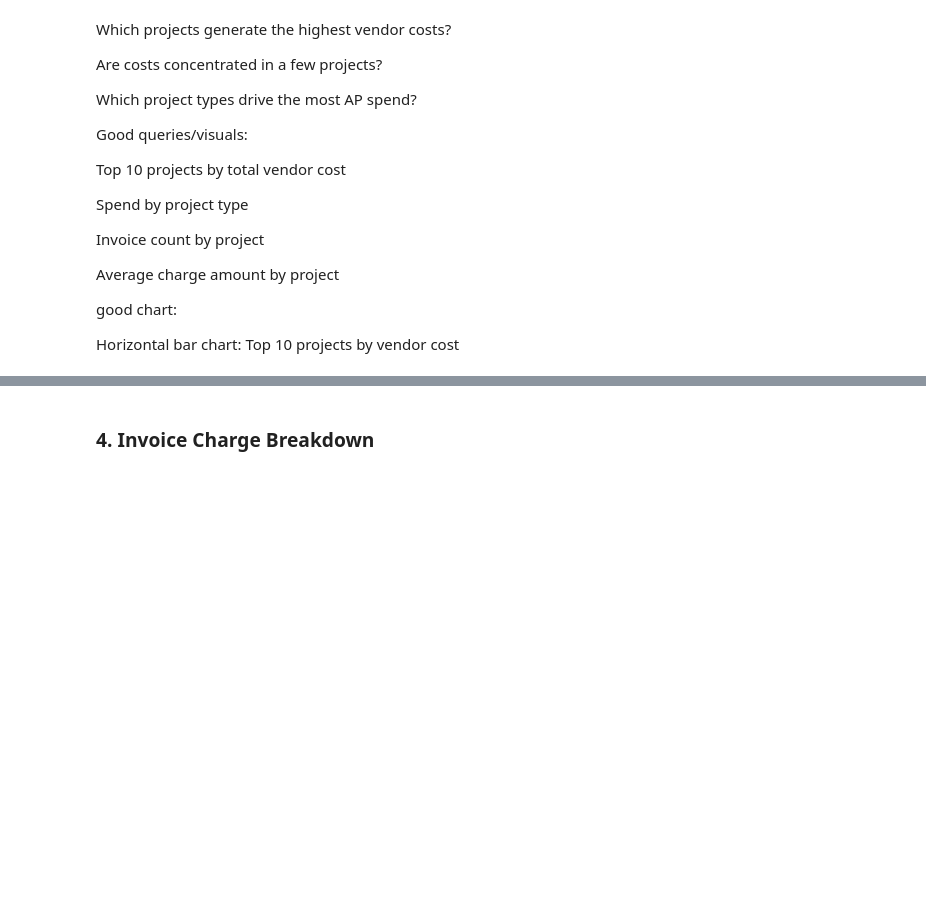
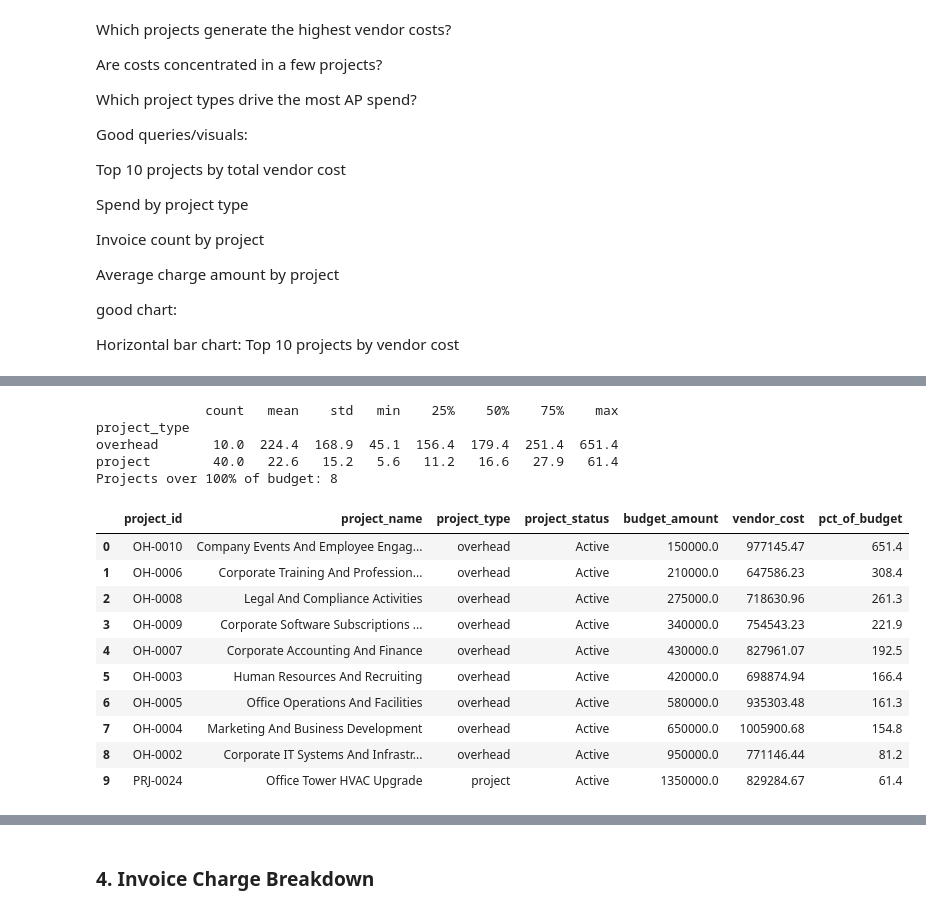
Before and after one commit to torimiller/accounts-payable-analysis, a Jupyter notebook: Notebooks/exploratory_data_analysis.ipynb, the cells around one changed output, grey strips where cells are left out. Drawn from its saved outputs; the diff is of its cells as text; code cells hidden in the pictures; blank space fills up the shorter version.

```diff
--- a/Notebooks/exploratory_data_analysis.ipynb
+++ b/Notebooks/exploratory_data_analysis.ipynb
@@ -502,0 +606,43 @@ Horizontal bar chart: Top 10 projects by vendor cost
+# %%
+# Q3: How does vendor spend compare to each project's budget?
+# pct_of_budget = vendor spend / budget_amount
+
+query = """
+SELECT
+    p.project_id,
+    p.project_name,
+    p.project_type,
+    p.project_status,
+    p.budget_amount,
+    ROUND(SUM(c.charge_amount), 2) AS vendor_cost,
+    ROUND(100 * SUM(c.charge_amount) / p.budget_amount, 1) AS pct_of_budget
+FROM projects p
+LEFT JOIN invoice_charges c ON c.project_id = p.project_id
+GROUP BY p.project_id, p.project_name, p.project_type, p.project_status, p.budget_amount
+ORDER BY pct_of_budget DESC;
+"""
+
+project_budget = pd.read_sql_query(text(query), engine)
+
+# summary by project type: how much of budget has vendor spend used?
+print(project_budget.groupby("project_type")["pct_of_budget"].describe().round(1))
+print("Projects over 100% of budget:", (project_budget["pct_of_budget"] > 100).sum())
+
+project_budget.head(10)
+# %% [output]
+              count   mean    std   min    25%    50%    75%    max
+project_type
+overhead       10.0  224.4  168.9  45.1  156.4  179.4  251.4  651.4
+project        40.0   22.6   15.2   5.6   11.2   16.6   27.9   61.4
+Projects over 100% of budget: 8
+|  | project_id | project_name | project_type | project_status | budget_amount | vendor_cost | pct_of_budget |
+| 0 | OH-0010 | Company Events And Employee Engag... | overhead | Active | 150000.0 | 977145.47 | 651.4 |
+| 1 | OH-0006 | Corporate Training And Profession... | overhead | Active | 210000.0 | 647586.23 | 308.4 |
+| 2 | OH-0008 | Legal And Compliance Activities | overhead | Active | 275000.0 | 718630.96 | 261.3 |
+| 3 | OH-0009 | Corporate Software Subscriptions ... | overhead | Active | 340000.0 | 754543.23 | 221.9 |
+| 4 | OH-0007 | Corporate Accounting And Finance | overhead | Active | 430000.0 | 827961.07 | 192.5 |
+| 5 | OH-0003 | Human Resources And Recruiting | overhead | Active | 420000.0 | 698874.94 | 166.4 |
+| 6 | OH-0005 | Office Operations And Facilities | overhead | Active | 580000.0 | 935303.48 | 161.3 |
+| 7 | OH-0004 | Marketing And Business Development | overhead | Active | 650000.0 | 1005900.68 | 154.8 |
+| 8 | OH-0002 | Corporate IT Systems And Infrastr... | overhead | Active | 950000.0 | 771146.44 | 81.2 |
+| 9 | PRJ-0024 | Office Tower HVAC Upgrade | project | Active | 1350000.0 | 829284.67 | 61.4 |
```
Also changed, not shown: parts of 6 cells of this notebook.
